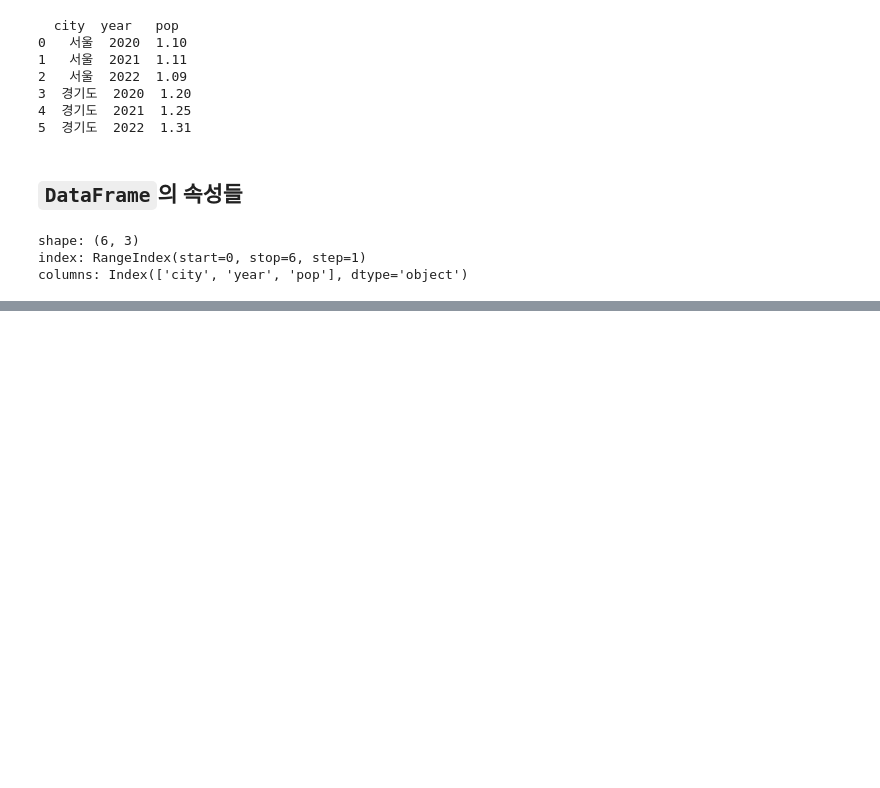
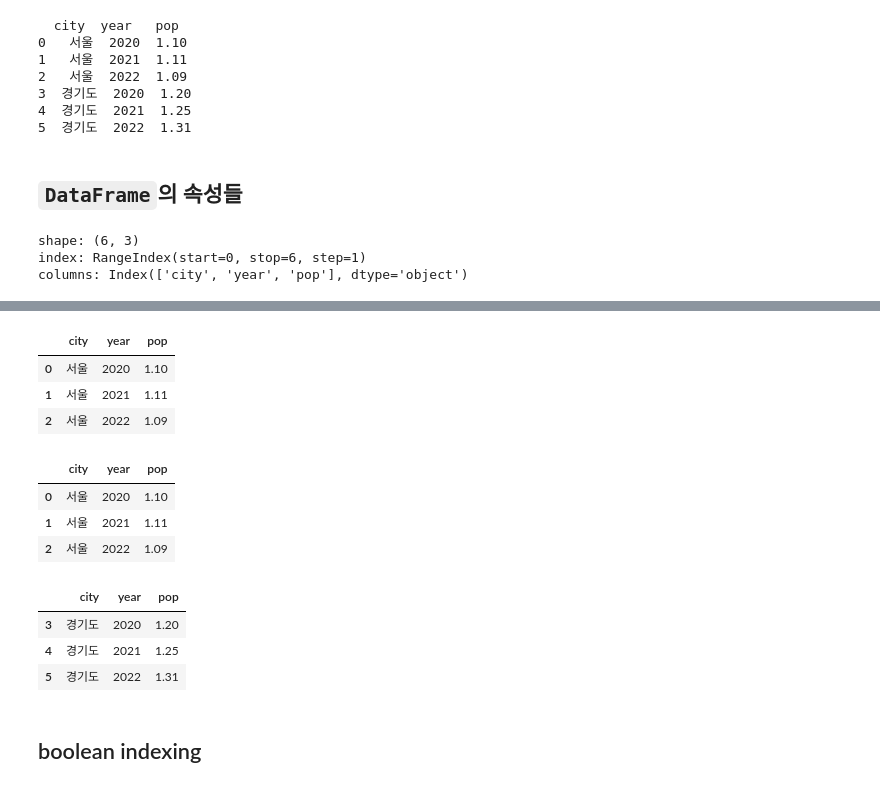
Before and after one commit to Siamesesam/202208_itw_java134_lab_python, a Jupyter notebook: py18_pandas.ipynb, the cells around one changed output, grey strips where cells are left out. Saved outputs shown, nothing was run; the diff lists cells and outputs as text; code cells hidden in the pictures; blank space fills up the shorter version.

```diff
--- a/py18_pandas.ipynb
+++ b/py18_pandas.ipynb
@@ -305,0 +405,23 @@ columns: Index(['city', 'year', 'pop'], dtype='object')
+# %%
+df.loc[:2]
+# %% [output]
+|  | city | year | pop |
+| 0 | 서울 | 2020 | 1.10 |
+| 1 | 서울 | 2021 | 1.11 |
+| 2 | 서울 | 2022 | 1.09 |
+# %%
+df.head(n=3)  # df.iloc[:3]
+# %% [output]
+|  | city | year | pop |
+| 0 | 서울 | 2020 | 1.10 |
+| 1 | 서울 | 2021 | 1.11 |
+| 2 | 서울 | 2022 | 1.09 |
+# %%
+df.tail(n=3)  # df.iloc[-3:]
+# %% [output]
+|  | city | year | pop |
+| 3 | 경기도 | 2020 | 1.20 |
+| 4 | 경기도 | 2021 | 1.25 |
+| 5 | 경기도 | 2022 | 1.31 |
+# %% [markdown]
+## boolean indexing
```
Also changed, not shown: parts of 15 cells of this notebook.
